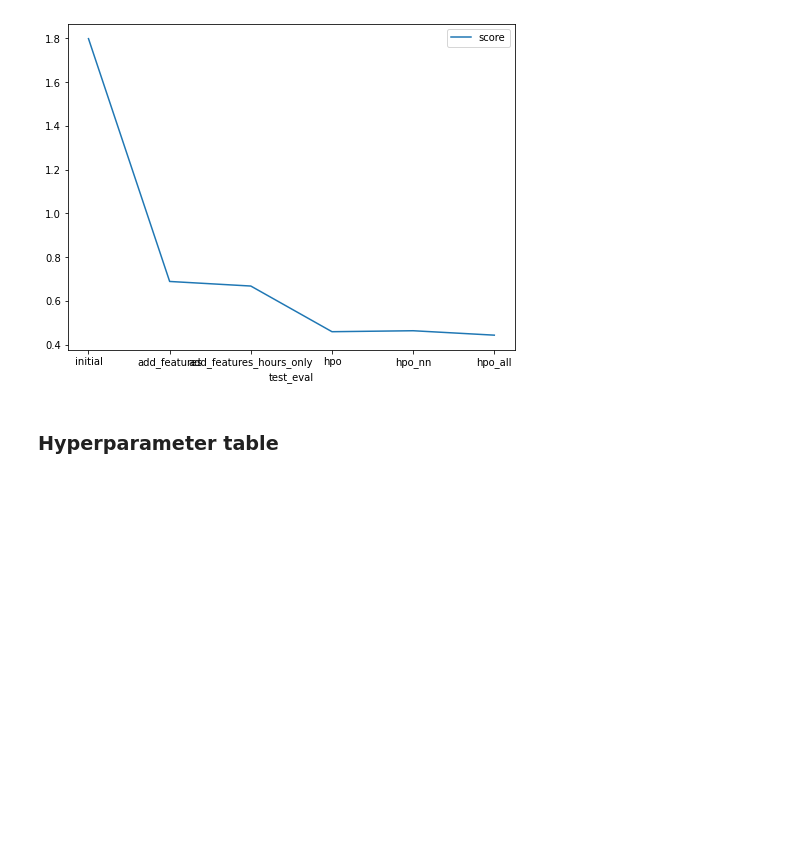
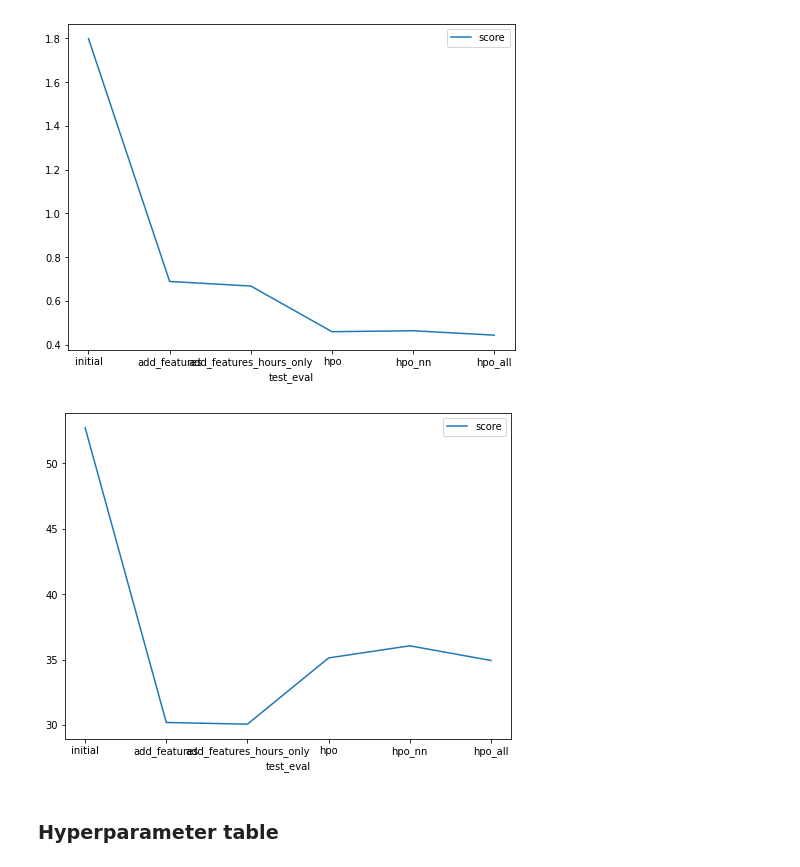
Before and after one commit to singebete/cd0385-project-starter, a Jupyter notebook: project/project-template.ipynb, the cells around one changed output. Saved outputs shown, nothing was run; the diff lists cells and outputs as text; code cells hidden in the pictures; blank space fills up the shorter version.

```diff
--- a/project/project-template.ipynb
+++ b/project/project-template.ipynb
@@ -1267,12 +1284,14 @@ fig.savefig('img/model_test_score.png')
 # %%
 # Take the 3 train scores and creating a line plot to show improvement
 fig = pd.DataFrame(
     {
         "test_eval": ["initial", "add_features", "add_features_hours_only", "hpo", "hpo_nn", "hpo_all"],
-        "score": [52.739146, 30.195552, 30.067164, ]
+        "score": [52.739146, 30.195552, 30.067164, 35.131808, 36.058393, 34.938516]
     }
 ).plot(x="test_eval", y="score", figsize=(8, 6)).get_figure()
 fig.savefig('img/model_train_score.png')
+# %% [output]
+[figure, added]
 # %% [markdown]
 ### Hyperparameter table
 # %%
```
Also changed, not shown: parts of 1 cell of this notebook, 1 other file.
